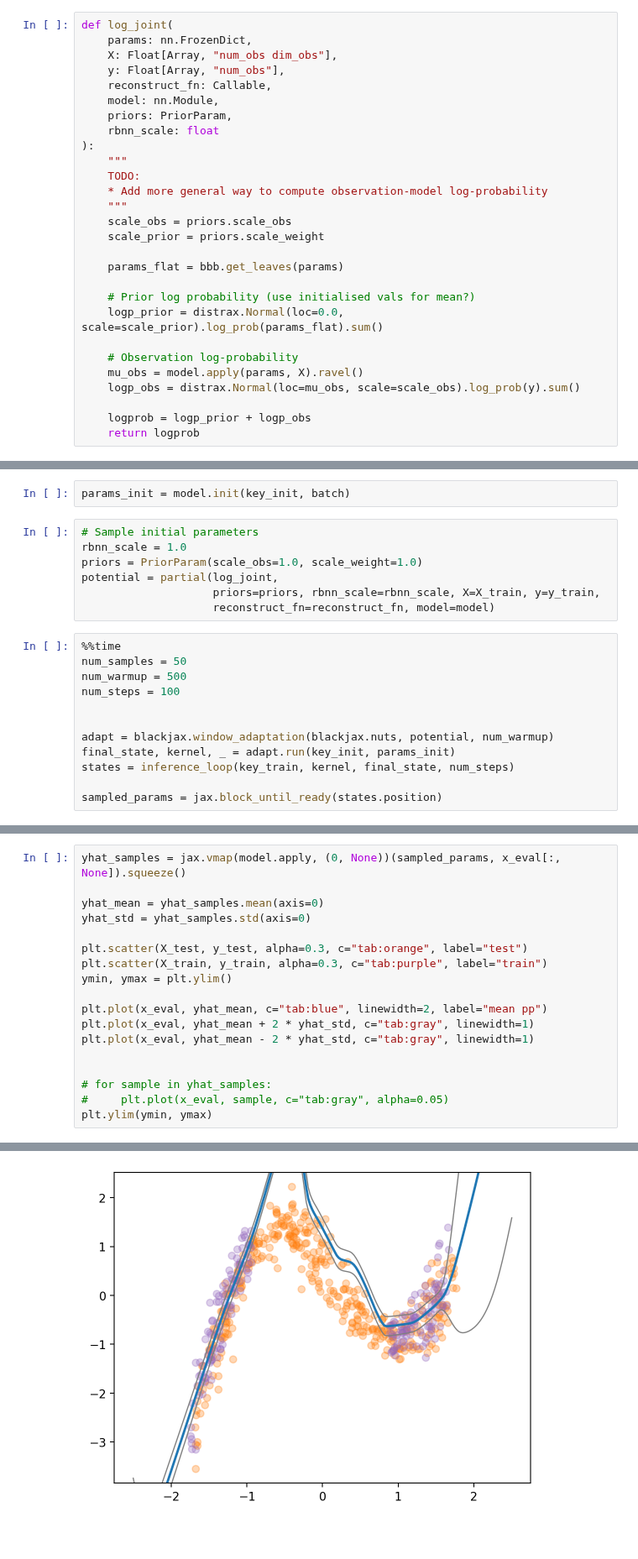
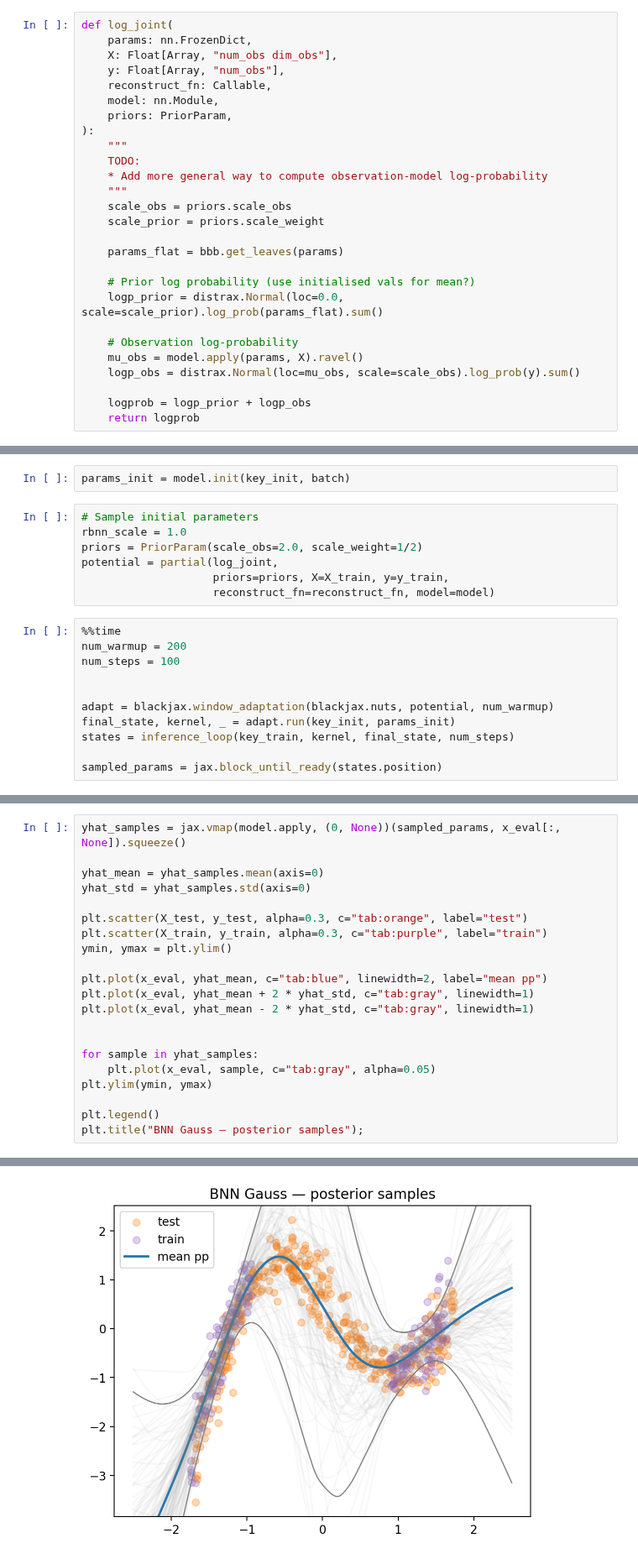
Before and after one commit to probml/dynamax, a Jupyter notebook: dynamax/rebayes/demos/BBB-1d-regression.ipynb, the cells around one changed output, grey strips where cells are left out. Shown at 84% size. Cells and saved outputs as stored; diff of their text form; blank space fills up the shorter version.

```diff
--- a/dynamax/rebayes/demos/BBB-1d-regression.ipynb
+++ b/dynamax/rebayes/demos/BBB-1d-regression.ipynb
@@ -340,7 +340,6 @@ def log_joint(
     reconstruct_fn: Callable,
     model: nn.Module,
     priors: PriorParam,
-    rbnn_scale: float
 ):
     """
     TODO:
@@ -375,14 +374,13 @@ params_init = model.init(key_init, batch)
 # %%
 # Sample initial parameters
 rbnn_scale = 1.0
-priors = PriorParam(scale_obs=1.0, scale_weight=1.0)
+priors = PriorParam(scale_obs=2.0, scale_weight=1/2)
 potential = partial(log_joint,
-                    priors=priors, rbnn_scale=rbnn_scale, X=X_train, y=y_train,
+                    priors=priors, X=X_train, y=y_train,
                     reconstruct_fn=reconstruct_fn, model=model)
 # %%
 %%time
-num_samples = 50
-num_warmup = 500
+num_warmup = 200
 num_steps = 100
 
 
@@ -406,7 +407,10 @@ plt.plot(x_eval, yhat_mean + 2 * yhat_std, c="tab:gray", linewidth=1)
 plt.plot(x_eval, yhat_mean - 2 * yhat_std, c="tab:gray", linewidth=1)
 
 
-# for sample in yhat_samples:
-#     plt.plot(x_eval, sample, c="tab:gray", alpha=0.05)
+for sample in yhat_samples:
+    plt.plot(x_eval, sample, c="tab:gray", alpha=0.05)
 plt.ylim(ymin, ymax)
+
+plt.legend()
+plt.title("BNN Gauss — posterior samples");
 # %% [output]
@@ -414 +417 @@ plt.ylim(ymin, ymax)
-[figure, old version]
+[figure, new version]
```
Also changed, not shown: parts of 7 cells of this notebook.
